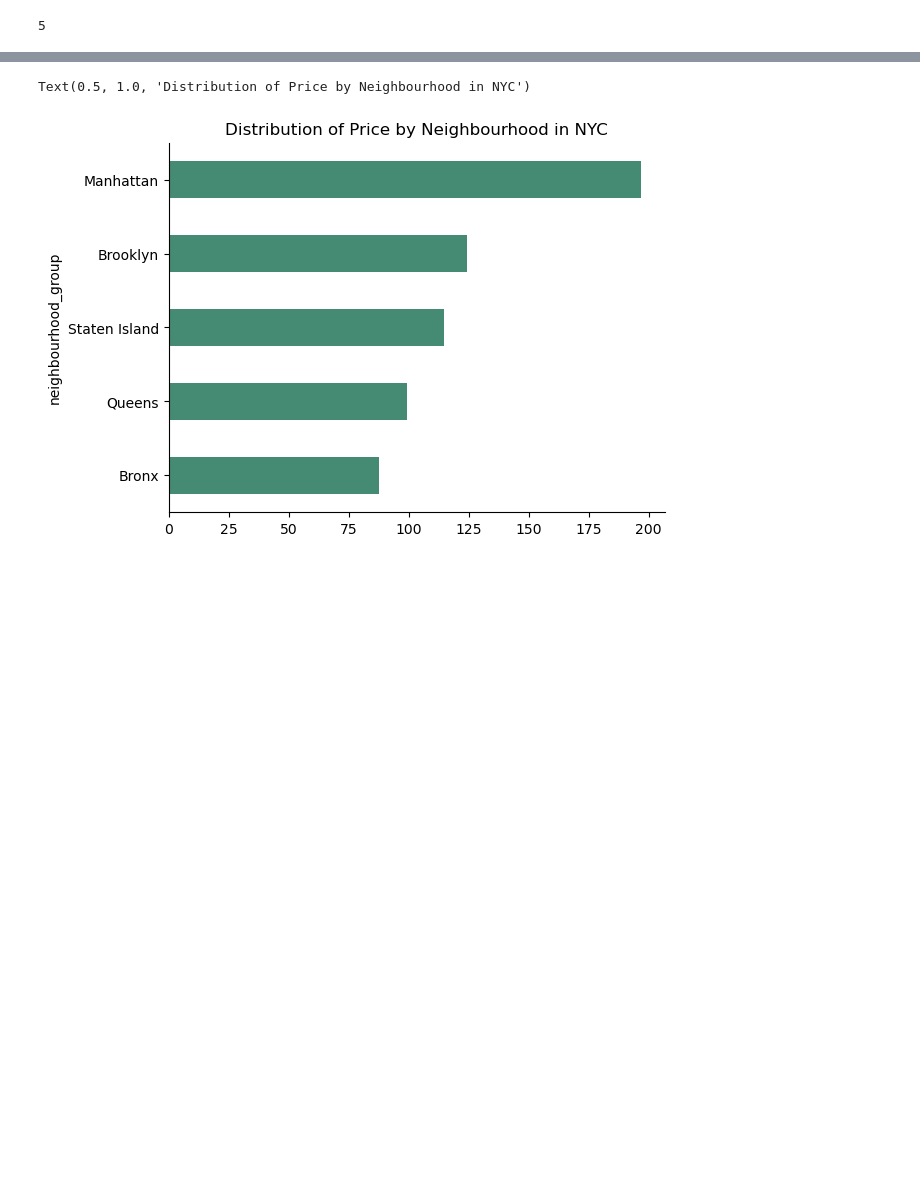
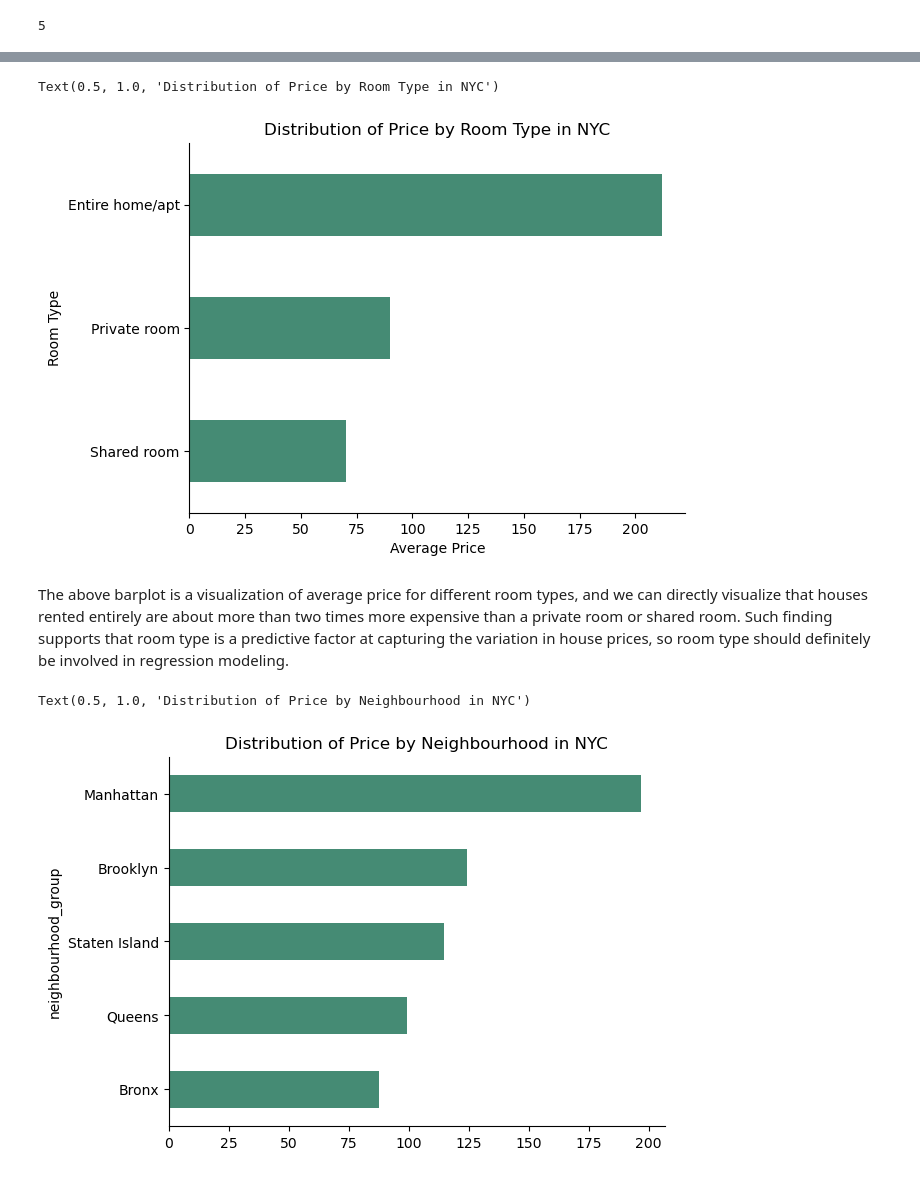
Before and after one commit to HarryC493/ECO225-Project, a Jupyter notebook: Code/project1-Cleaning&EDA.ipynb, the cells around one changed output, grey strips where cells are left out. Drawn from its saved outputs; the diff is of its cells as text; code cells hidden in the pictures; blank space fills up the shorter version.

```diff
--- a/Code/project1-Cleaning&EDA.ipynb
+++ b/Code/project1-Cleaning&EDA.ipynb
@@ -166 +235,17 @@ Text(0.5, 1.0, 'Distribution of Price by Room Type in NYC')
+# %%
+# Plot a barplot on average prices of room types
+fig, ax = plt.subplots()
+ny2019_airbnb_group_room_full["price"].plot(kind="barh", ax=ax, color='#458B74')
+
+# Specify labels and polishing
+ax.spines['right'].set_visible(False)
+ax.spines['top'].set_visible(False)
+ax.set_xlabel('Average Price')
+ax.set_ylabel('Room Type')
+ax.set_title("Distribution of Price by Room Type in NYC")
+# %% [output]
+Text(0.5, 1.0, 'Distribution of Price by Room Type in NYC')
+[figure, added]
+# %% [markdown]
+The above barplot is a visualization of average price for different room types, and we can directly visualize that houses rented entirely are about more than two times more expensive than a private room or shared room. Such finding supports that room type is a predictive factor at capturing the variation in house prices, so room type should definitely be involved in regression modeling.
 # %%
```
Also changed, not shown: parts of 45 cells of this notebook, 1 other file.
